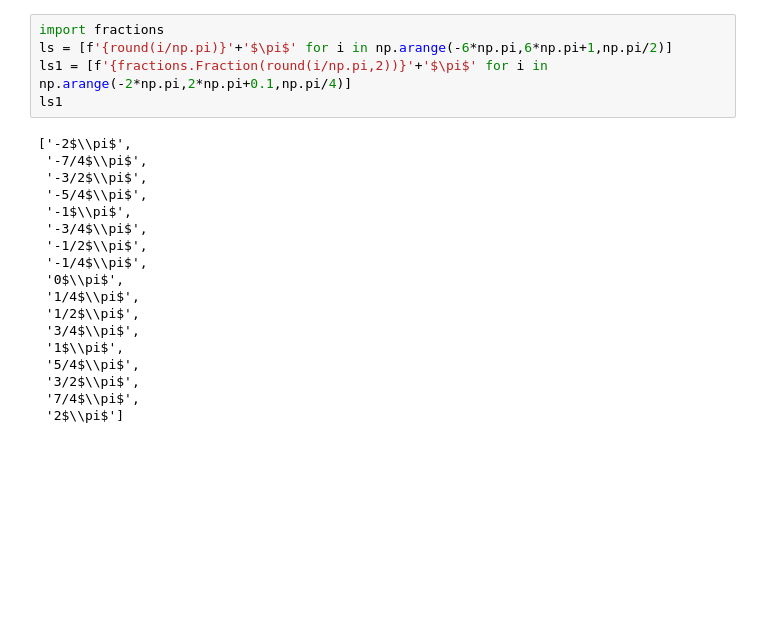
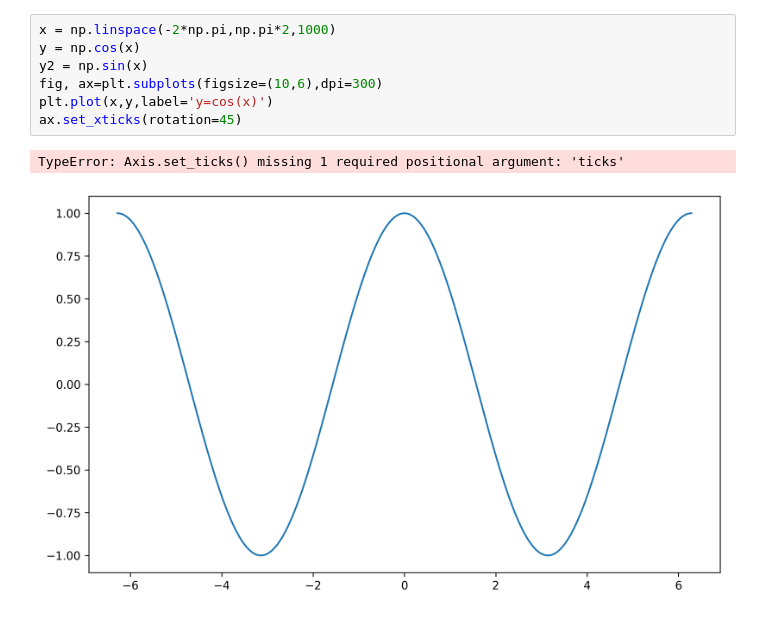
Before and after one commit to neverpartZY/Document, a Jupyter notebook: graph.ipynb, the cells around one changed output. Saved outputs shown, nothing was run; the diff lists cells and outputs as text; blank space fills up the shorter version.

```diff
--- a/graph.ipynb
+++ b/graph.ipynb
@@ -23,23 +25,10 @@ ax.spines['right'].set_color(None)
-# %%
-import fractions
-ls = [f'{round(i/np.pi)}'+'$\pi$' for i in np.arange(-6*np.pi,6*np.pi+1,np.pi/2)]
-ls1 = [f'{fractions.Fraction(round(i/np.pi,2))}'+'$\pi$' for i in np.arange(-2*np.pi,2*np.pi+0.1,np.pi/4)]
-ls1
-# %% [output]
-['-2$\\pi$',
- '-7/4$\\pi$',
- '-3/2$\\pi$',
- '-5/4$\\pi$',
- '-1$\\pi$',
- '-3/4$\\pi$',
- '-1/2$\\pi$',
- '-1/4$\\pi$',
- '0$\\pi$',
- '1/4$\\pi$',
- '1/2$\\pi$',
- '3/4$\\pi$',
- '1$\\pi$',
- '5/4$\\pi$',
- '3/2$\\pi$',
- '7/4$\\pi$',
- '2$\\pi$']
+# %%
+x = np.linspace(-2*np.pi,np.pi*2,1000)
+y = np.cos(x)
+y2 = np.sin(x)
+fig, ax=plt.subplots(figsize=(10,6),dpi=300)
+plt.plot(x,y,label='y=cos(x)')
+ax.set_xticks(rotation=45)
+# %% [output]
+TypeError: Axis.set_ticks() missing 1 required positional argument: 'ticks'
+[figure, added]
```
Also changed, not shown: parts of 2 cells of this notebook.
